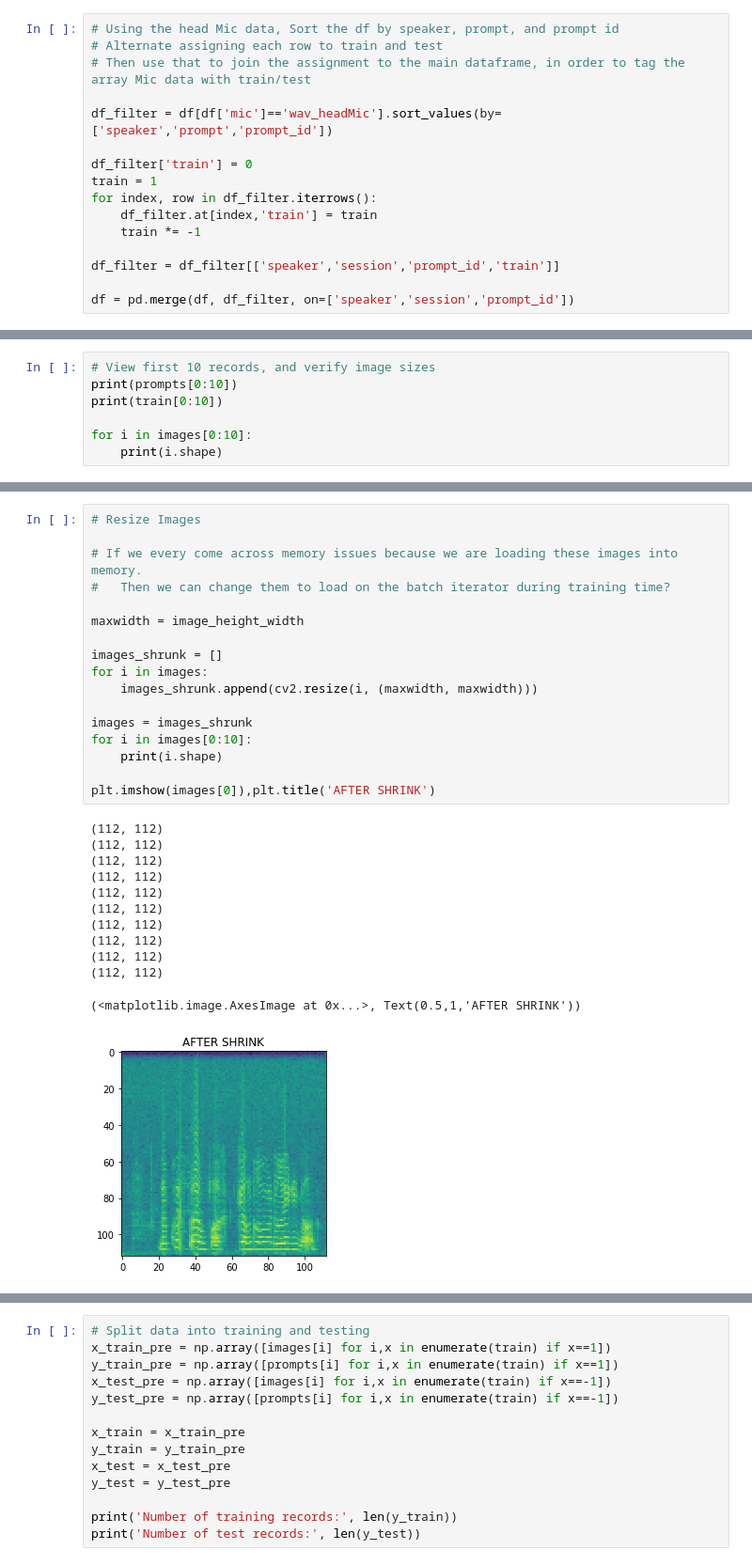
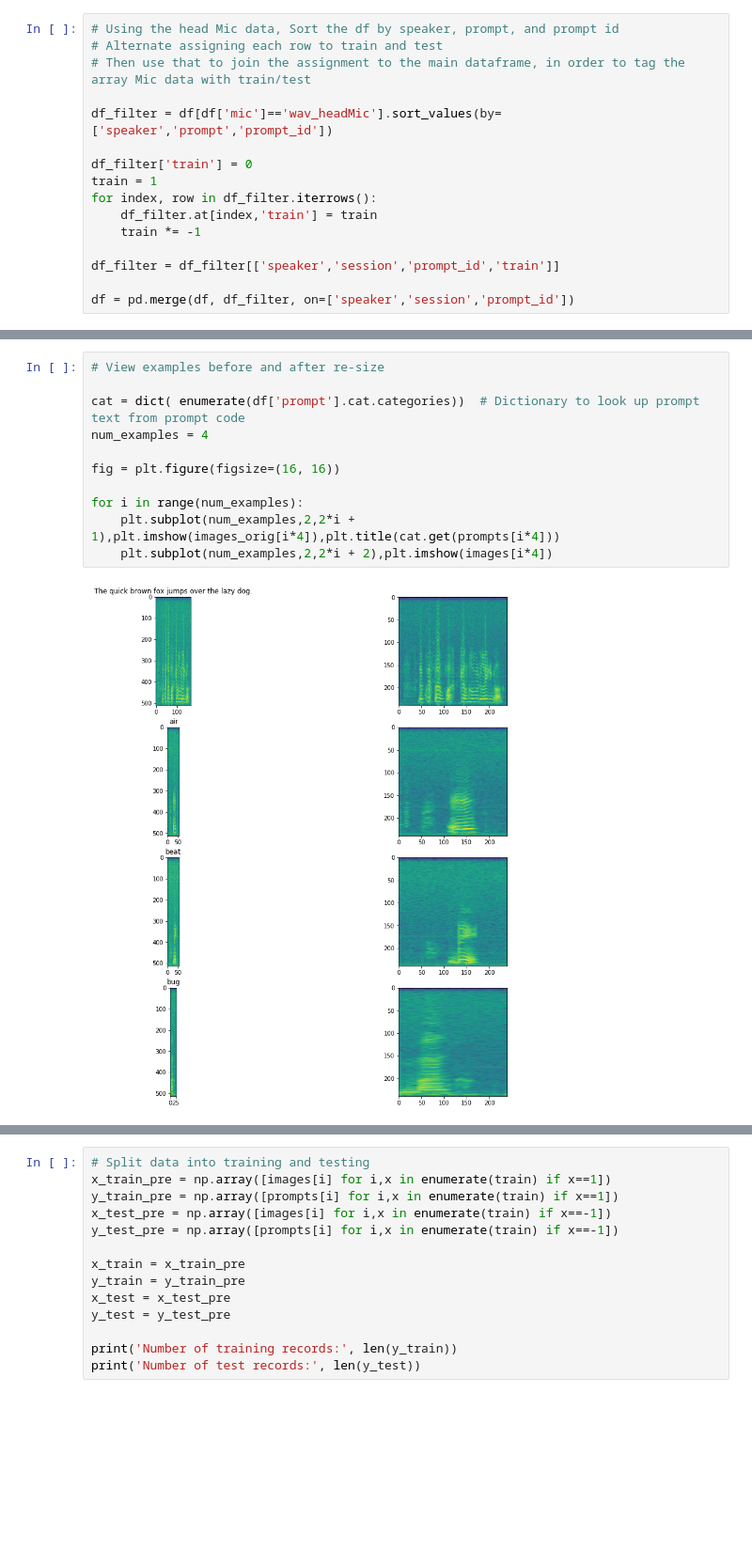
Before and after one commit to miketp333/mids_capstone, a Jupyter notebook: models/cnn.ipynb, the cells around one changed output, grey strips where cells are left out. Shown at 94% size. Cells and saved outputs as stored; diff of their text form; blank space fills up the shorter version.

```diff
--- a/models/cnn.ipynb
+++ b/models/cnn.ipynb
@@ -244,7 +256,0 @@ for index, row in df.iterrows():
-# %%
-# View first 10 records, and verify image sizes
-print(prompts[0:10])
-print(train[0:10])
-
-for i in images[0:10]:
-    print(i.shape)
@@ -264,30 +257,13 @@ for i in images[0:10]:
-# %%
-# Resize Images
-
-# If we every come across memory issues because we are loading these images into memory.
-#   Then we can change them to load on the batch iterator during training time?
-
-maxwidth = image_height_width
-
-images_shrunk = []
-for i in images:
-    images_shrunk.append(cv2.resize(i, (maxwidth, maxwidth)))
-
-images = images_shrunk
-for i in images[0:10]:
-    print(i.shape)
-
-plt.imshow(images[0]),plt.title('AFTER SHRINK')
-# %% [output]
-(112, 112)
-(112, 112)
-(112, 112)
-(112, 112)
-(112, 112)
-(112, 112)
-(112, 112)
-(112, 112)
-(112, 112)
-(112, 112)
-(<matplotlib.image.AxesImage at 0x...>, Text(0.5,1,'AFTER SHRINK'))
-[figure, removed]
+# %%
+# View examples before and after re-size
+
+cat = dict( enumerate(df['prompt'].cat.categories))  # Dictionary to look up prompt text from prompt code
+num_examples = 4
+
+fig = plt.figure(figsize=(16, 16))
+
+for i in range(num_examples):
+    plt.subplot(num_examples,2,2*i + 1),plt.imshow(images_orig[i*4]),plt.title(cat.get(prompts[i*4]))
+    plt.subplot(num_examples,2,2*i + 2),plt.imshow(images[i*4])
+# %% [output]
+[figure, added]
```
Also changed, not shown: parts of 35 cells of this notebook, 1 other file.
